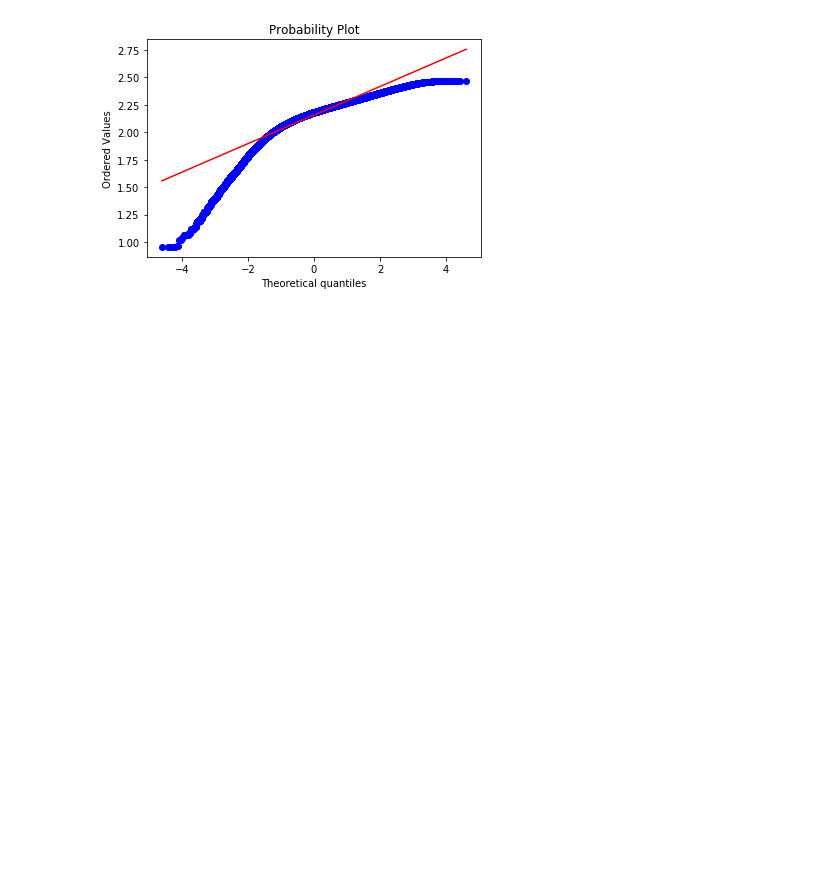
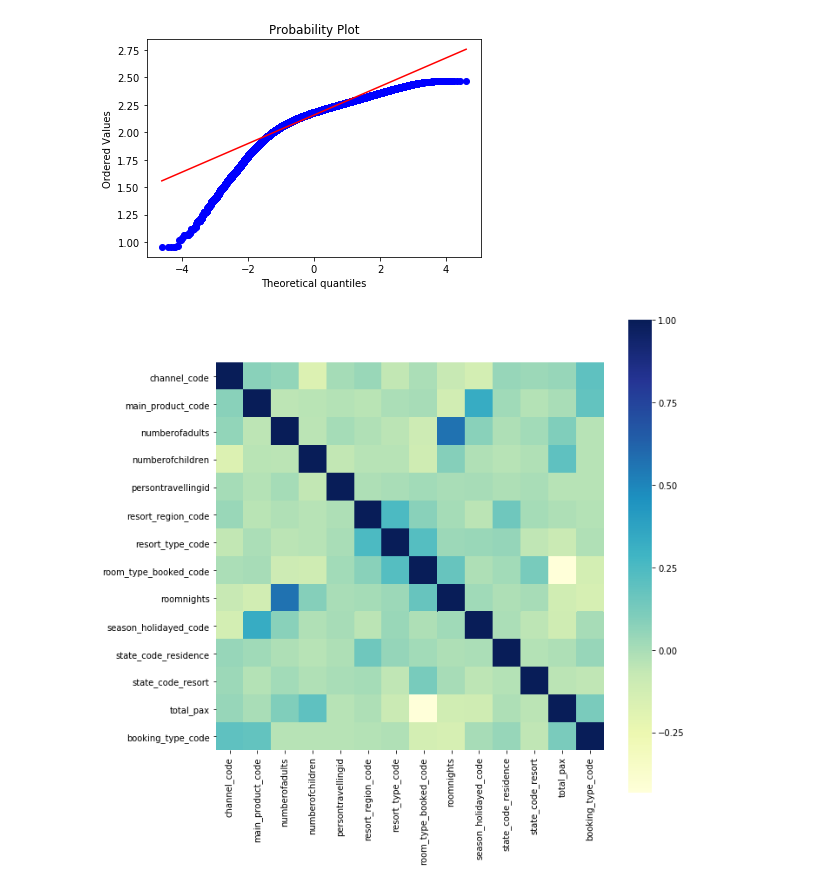
Before and after one commit to Ayanlola2002/Analyticsvidyah, a Jupyter notebook: club_mahindra.ipynb, the cells around one changed output. Cells and saved outputs as stored; diff of their text form; code cells hidden in the pictures; blank space fills up the shorter version.

```diff
--- a/club_mahindra.ipynb
+++ b/club_mahindra.ipynb
@@ -214,3 +214,10 @@ plt.show()
  mu = 2.16 and sigma = 0.14
 [figure]
 [figure]
+# %%
+#Correlation map to see how features are correlated with SalePrice
+corrmat = df_train.corr()
+plt.subplots(figsize=(10,10))
+sns.heatmap(corrmat,square=True, cmap="YlGnBu");
+# %% [output]
+[figure, added]
```
